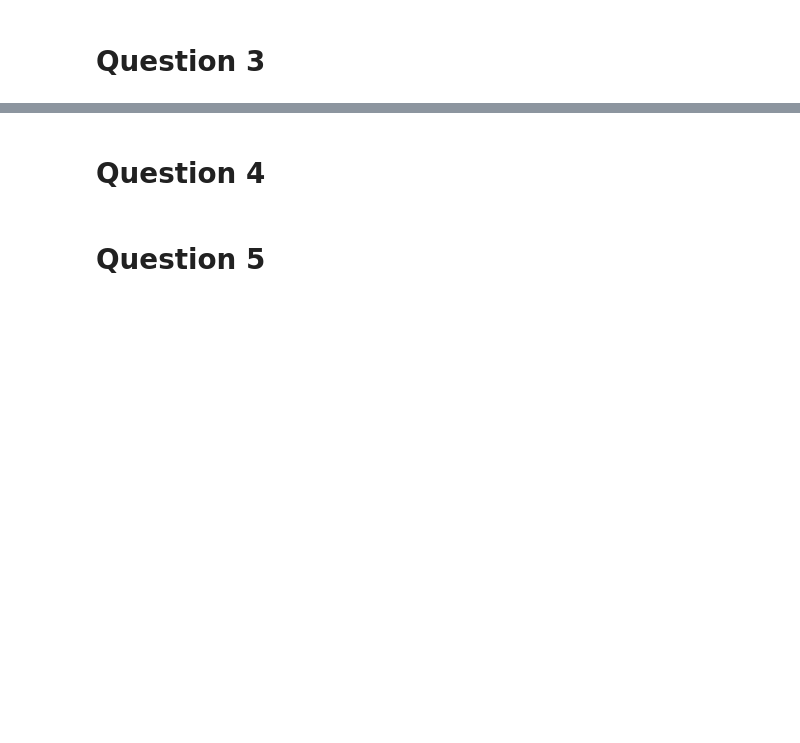
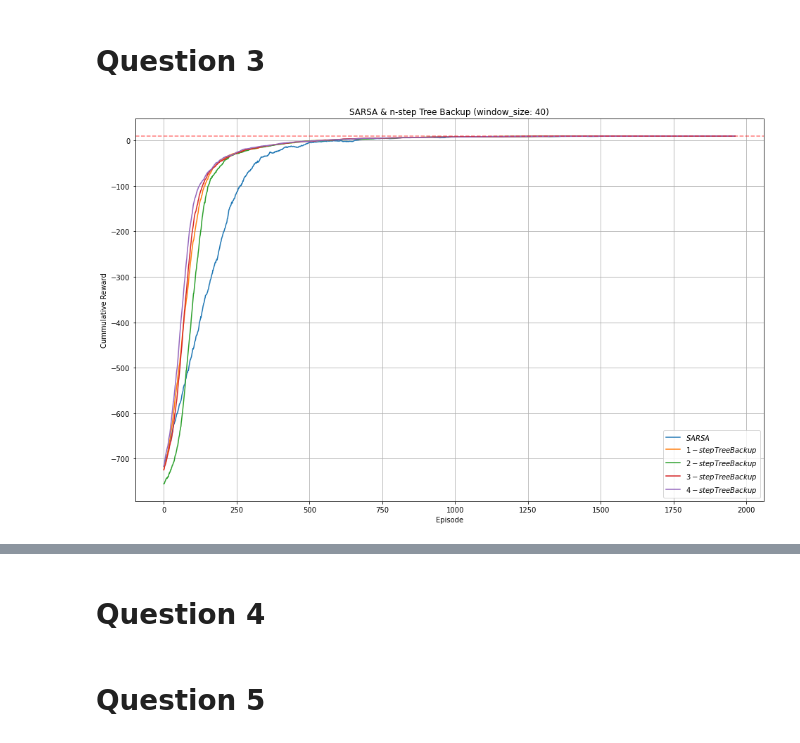
Before and after one commit to mohammadsaadati80/Taxi-v3, a Jupyter notebook: Codes.ipynb, the cells around one changed output, grey strips where cells are left out. Drawn from its saved outputs; the diff is of its cells as text; code cells hidden in the pictures; blank space fills up the shorter version.

Commit message:
SARSA & n-step Tree Backup

```diff
--- a/Codes.ipynb
+++ b/Codes.ipynb
@@ -238,0 +431,24 @@ display(HTML(f'<img src="embedded-picture" />'))
+# %%
+cumulative_reward_1_step_Tree_Backup, optimal_policy_2, optimal_agent_2 = agent_n_step_Tree_Backup_run(1, is_decay_epsilon=True)
+# %%
+cumulative_reward_2_step_Tree_Backup, optimal_policy_3, optimal_agent_3 = agent_n_step_Tree_Backup_run(2, is_decay_epsilon=True)
+# %%
+cumulative_reward_3_step_Tree_Backup, optimal_policy_4, optimal_agent_4 = agent_n_step_Tree_Backup_run(3, is_decay_epsilon=True)
+# %%
+cumulative_reward_4_step_Tree_Backup, optimal_policy_5, optimal_agent_5 = agent_n_step_Tree_Backup_run(4, is_decay_epsilon=True)
+# %%
+plt.figure(figsize=(16,10))
+plt.title('SARSA & n-step Tree Backup (window_size: 40)')
+plt.plot(np.convolve(np.mean(cumulative_reward_SARSA, axis=0), np.ones(40)/40, mode='valid'), label='$SARSA$')
+plt.plot(np.convolve(np.mean(cumulative_reward_1_step_Tree_Backup, axis=0), np.ones(40)/40, mode='valid'), label='$1-step Tree Backup$')
+plt.plot(np.convolve(np.mean(cumulative_reward_2_step_Tree_Backup, axis=0), np.ones(40)/40, mode='valid'), label='$2-step Tree Backup$')
+plt.plot(np.convolve(np.mean(cumulative_reward_3_step_Tree_Backup, axis=0), np.ones(40)/40, mode='valid'), label='$3-step Tree Backup$')
+plt.plot(np.convolve(np.mean(cumulative_reward_4_step_Tree_Backup, axis=0), np.ones(40)/40, mode='valid'), label='$4-step Tree Backup$')
+plt.axhline(y=max(optimal_policy_1, optimal_policy_2, optimal_policy_3, optimal_policy_4, optimal_policy_5), ls='--', c='r', alpha=0.5)
+plt.xlabel('Episode')
+plt.ylabel('Cummulative Reward')
+plt.legend()
+plt.grid()
+plt.show()
+# %% [output]
+[figure, added]
```
Also changed, not shown: parts of 11 cells of this notebook, 3 other files.
